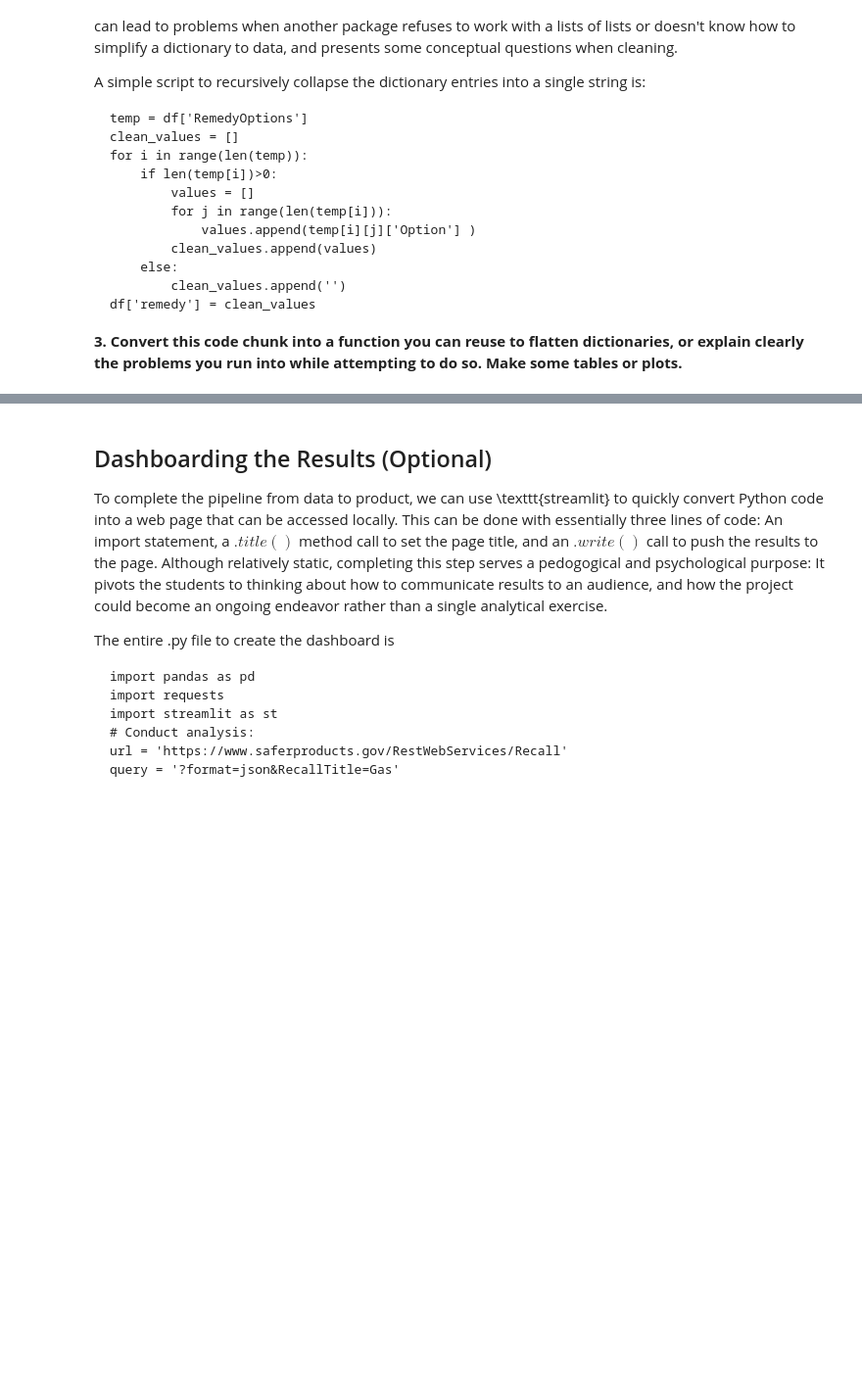
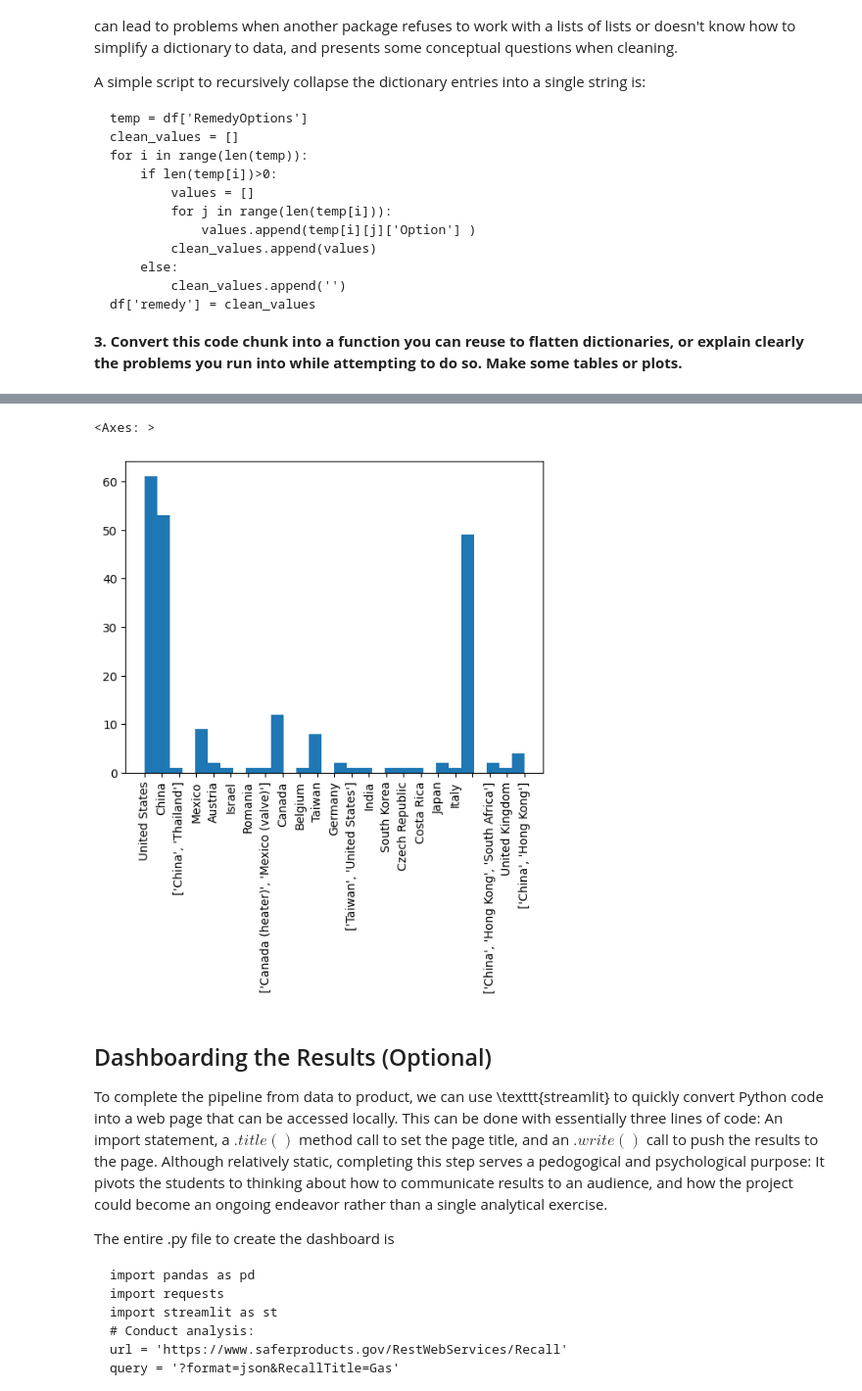
Before and after one commit to itisdavid/DS3001_labs, a Jupyter notebook: 01_api_calls/assignment_notebook.ipynb, the cells around one changed output, grey strips where cells are left out. Shown: that part at 98% size. Saved outputs shown, nothing was run; the diff lists cells and outputs as text; code cells hidden in the pictures; blank space fills up the shorter version.

```diff
--- a/01_api_calls/assignment_notebook.ipynb
+++ b/01_api_calls/assignment_notebook.ipynb
@@ -210,0 +229,34 @@ Name: count, dtype: int64
+# %%
+import pandas as pd
+import urllib.request
+import json
+url = 'https://www.saferproducts.gov/RestWebServices/' # Location of the API
+query = 'Recall?format=json&RecallTitle=Gas' # The query
+response = urllib.request.urlopen(url+query)
+response_bytes = response.read()
+data = json.loads(response_bytes) # Convert response to json
+print(data)
+response.close()
+
+# Originally tested/worked with a different url+query but had very limited data.
+# Plots and graphs were bad
+
+df = pd.DataFrame.from_dict(data)
+df['ManufacturerCountries'].value_counts()
+
+temp = df['ManufacturerCountries']
+clean_values = []
+for i in range(len(temp)):
+    if len(temp[i])==1 :
+        clean_values.append( str(temp[i][0]['Country']) )
+    elif len(temp[i])>1:
+        countries = []
+        for j in range(len(temp[i])):
+            countries.append( temp[i][j]['Country'] )
+        clean_values.append( str(countries) )
+    else:
+        clean_values.append('')
+df['mnf_country'] = clean_values
+df['mnf_country'].value_counts()
+df['mnf_country'].hist(grid=False,xrot=90,bins=30)
+# %% [output]
@@ -211,3 +264,5 @@ Name: count, dtype: int64
+<Axes: >
+[figure, added]
 # %% [markdown]
 ## Dashboarding the Results (Optional)
 
```
Also changed, not shown: parts of 8 cells of this notebook.
